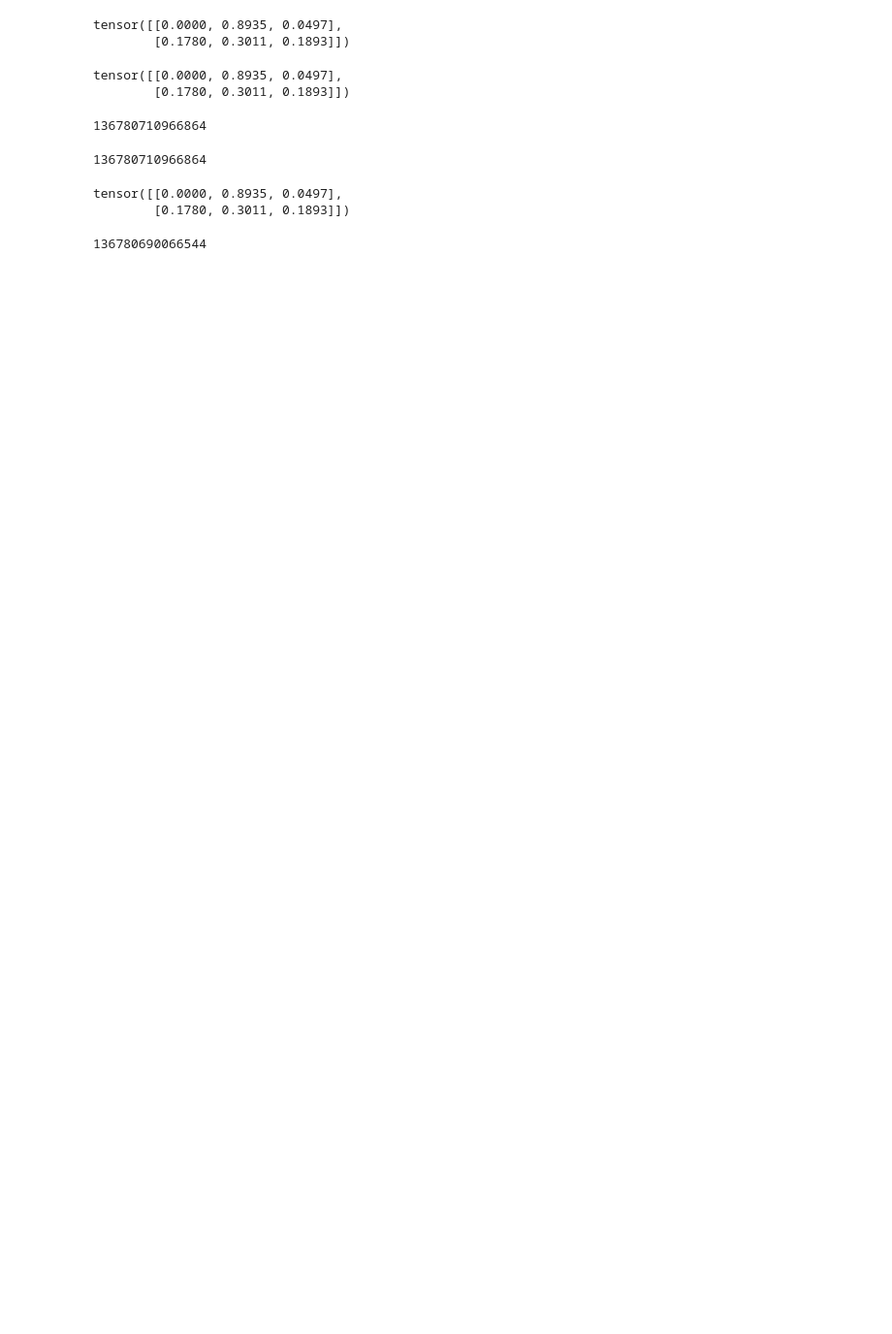
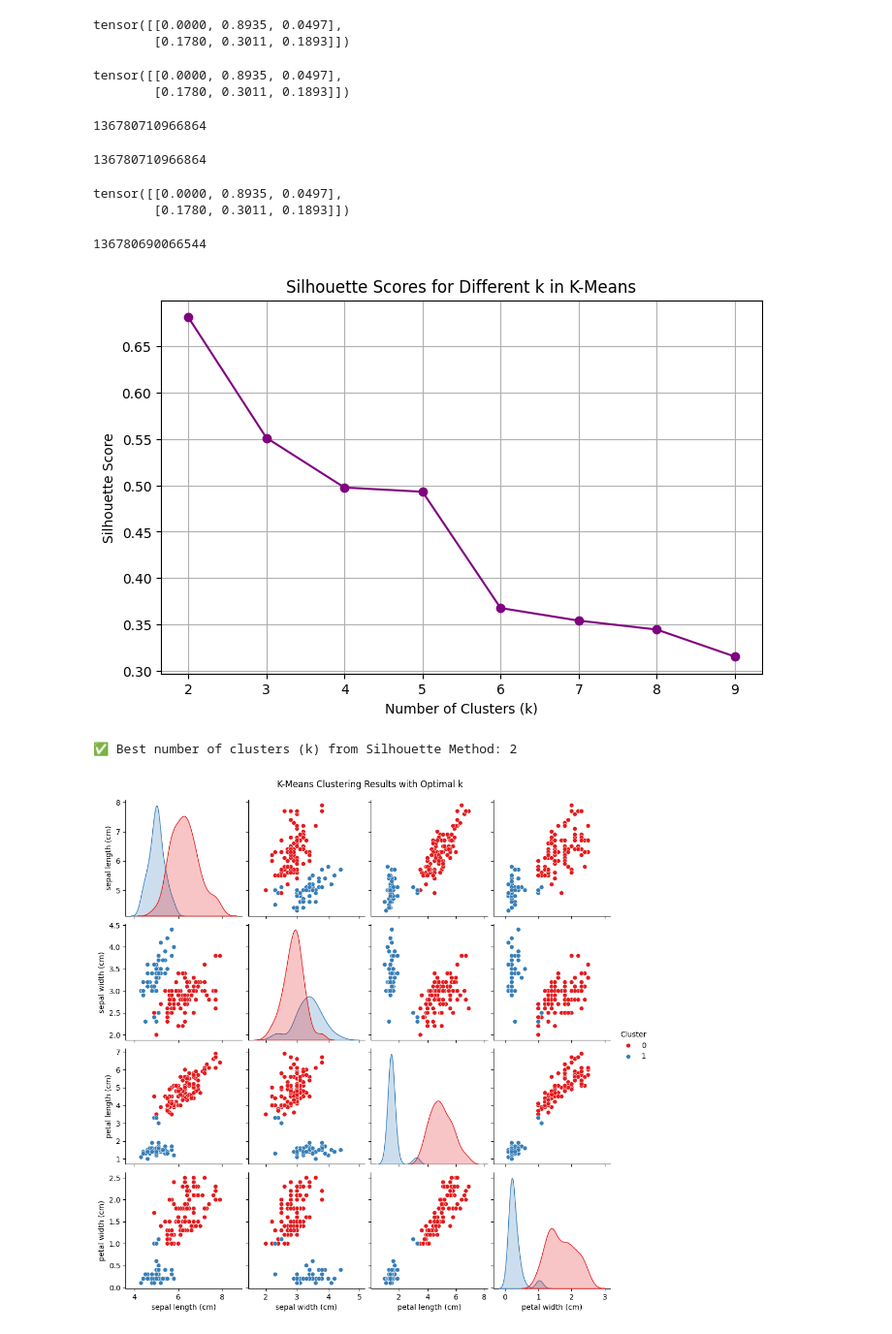
Before and after one commit to himanshuraimau/pytorch-learnings, a Jupyter notebook: Pytorch1.ipynb, the cells around one changed output. Shown at 97% size. Cells and saved outputs as stored; diff of their text form; code cells hidden in the pictures; blank space fills up the shorter version.

```diff
--- a/Pytorch1.ipynb
+++ b/Pytorch1.ipynb
@@ -499,3 +499,56 @@ tensor([[0.0000, 0.8935, 0.0497],
 id(b)
 # %% [output]
 136780690066544
+# %%
+import numpy as np
+import pandas as pd
+import matplotlib.pyplot as plt
+import seaborn as sns
+
+from sklearn.datasets import load_iris
+from sklearn.cluster import KMeans
+from sklearn.metrics import silhouette_score
+
+import warnings
+warnings.filterwarnings("ignore")
+
+# Load Iris Dataset
+iris = load_iris()
+X = iris.data
+df = pd.DataFrame(X, columns=iris.feature_names)
+
+# Find best k using silhouette score
+silhouette_scores = []
+k_values = range(2, 10)
+
+for k in k_values:
+    kmeans = KMeans(n_clusters=k, random_state=42)
+    labels = kmeans.fit_predict(X)
+    score = silhouette_score(X, labels)
+    silhouette_scores.append(score)
+
+# Plot silhouette scores for different k
+plt.figure(figsize=(8, 5))
+plt.plot(k_values, silhouette_scores, marker='o', color='purple')
+plt.title("Silhouette Scores for Different k in K-Means")
+plt.xlabel("Number of Clusters (k)")
+plt.ylabel("Silhouette Score")
+plt.grid(True)
+plt.show()
+
+# Choose the best k
+best_k = k_values[np.argmax(silhouette_scores)]
+print(f"✅ Best number of clusters (k) from Silhouette Method: {best_k}")
+
+# Final KMeans model with best k
+kmeans_final = KMeans(n_clusters=best_k, random_state=42)
+df['Cluster'] = kmeans_final.fit_predict(X)
+
+# Visualize clusters
+sns.pairplot(df, hue='Cluster', palette='Set1', diag_kind='kde')
+plt.suptitle("K-Means Clustering Results with Optimal k", y=1.02)
+plt.show()
+# %% [output]
+[figure, added]
+✅ Best number of clusters (k) from Silhouette Method: 2
+[figure, added]
```
Also changed, not shown: 5 other files.
